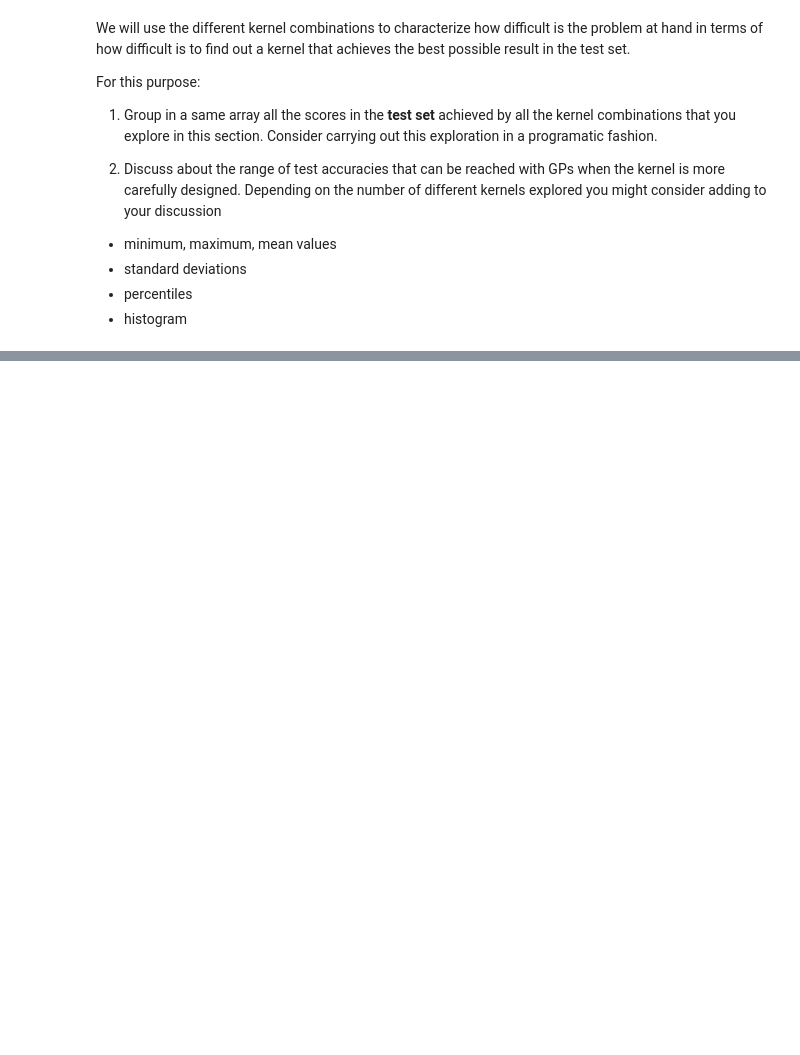
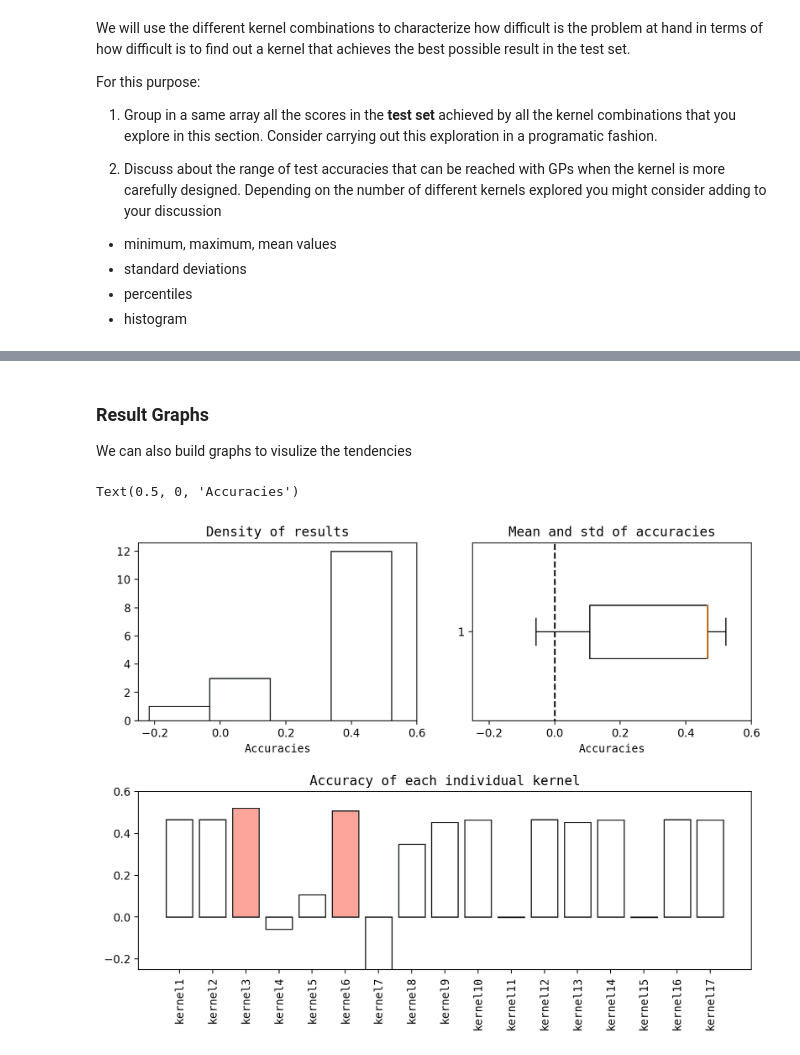
Before and after one commit to Yoquec/MLII-GaussianProcesses, a Jupyter notebook: lab_GP_2022_students.ipynb, the cells around one changed output, grey strips where cells are left out. Drawn from its saved outputs; the diff is of its cells as text; code cells hidden in the pictures; blank space fills up the shorter version.

```diff
--- a/lab_GP_2022_students.ipynb
+++ b/lab_GP_2022_students.ipynb
@@ -809,0 +849,40 @@ print([f'{result=:f}' for result in kernel_results])
+# %% [markdown]
+### Result Graphs
+
+We can also build graphs to visulize the tendencies
+# %%
+# create plotting figures
+fig, axs = plt.subplot_mosaic([
+    ["hist", "box"],
+    ["bar", "bar"]
+], figsize=(10,7))
+
+n_kernels = len(kernel_list)
+kernel_varnames = [f"kernel{i+1}" for i in range(n_kernels)]
+
+#Set horizontal space space between plots
+fig.subplots_adjust(hspace=.4)
+
+#Barplot
+barplot_colors = ["#ffffff" if i not in (2, 5) else "#fda59b" for i in range(n_kernels)]
+axs["bar"].bar(kernel_varnames, kernel_results, color = barplot_colors, edgecolor="#1d2021")
+axs["bar"].set_ylim((-0.25, 0.6))
+axs["bar"].set_xticklabels(kernel_varnames, rotation=90, fontfamily="monospace")
+axs["bar"].set_title("Accuracy of each individual kernel", fontfamily="monospace")
+
+#Boxplot
+axs["box"].boxplot(kernel_results, vert=0)
+axs["box"].set_xlim(-0.25, 0.6)
+axs["box"].vlines(x = 0, ymin=0, ymax=2, color="black", linestyle = "--")
+axs["box"].set_ylim(0.75, 1.25)
+axs["box"].set_title("Mean and std of accuracies", fontfamily="monospace")
+axs["box"].set_xlabel("Accuracies", fontfamily="monospace")
+
+# Histogram
+axs["hist"].hist(kernel_results, bins=25, color="#ffffff", edgecolor="#1d2021")
+axs["hist"].set_xlim(-0.25, 0.6)
+axs["hist"].set_title("Density of results", fontfamily="monospace")
+axs["hist"].set_xlabel("Accuracies", fontfamily="monospace")
+# %% [output]
+Text(0.5, 0, 'Accuracies')
+[figure, added]
```
Also changed, not shown: parts of 23 cells of this notebook.
